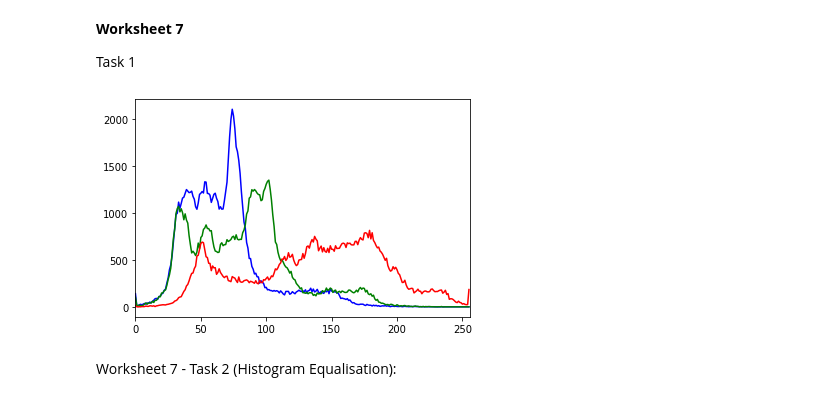
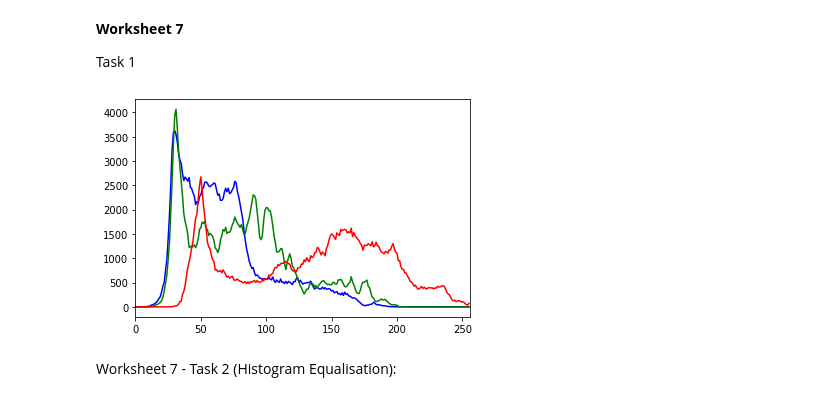
Before and after one commit to TheGer/pythonStuff, a Jupyter notebook: Worksheet 7 - Histograms - Solutions.ipynb, the cells around one changed output. Drawn from its saved outputs; the diff is of its cells as text; code cells hidden in the pictures.

```diff
--- a/Worksheet 7 - Histograms - Solutions.ipynb
+++ b/Worksheet 7 - Histograms - Solutions.ipynb
@@ -5,16 +5,16 @@ Task 1
 # %%
 import numpy as np
 import cv2
 from matplotlib import pyplot as plt
-img = cv2.imread('../images/lena.jpg')
+img = cv2.imread('lena.jpg')
 color = ('b','g','r')
 for i,col in enumerate(color):
     histr = cv2.calcHist([img],[i],None,[256],[0,256])
     plt.plot(histr,color = col)
     plt.xlim([0,256])
 plt.show()
 # %% [output]
-[figure, old version]
+[figure, new version]
 # %% [markdown]
 Worksheet 7 - Task 2 (Histogram Equalisation):
 # %%
```
Also changed, not shown: parts of 3 cells of this notebook, 31 other files.
